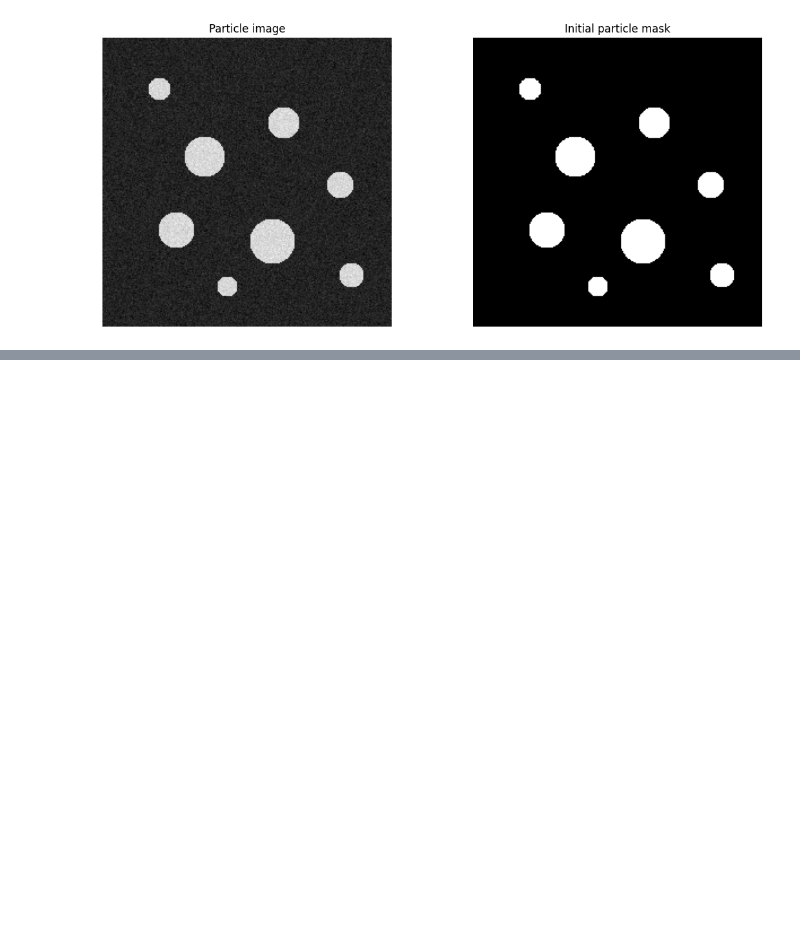
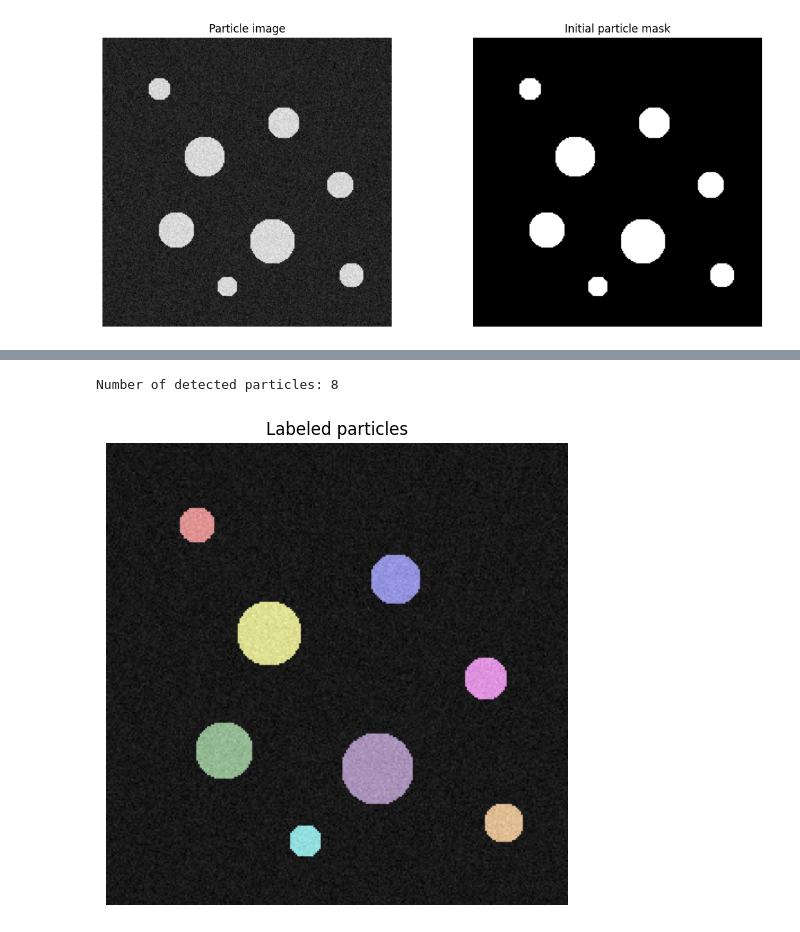
Before and after one commit to peterzm/ai-imaging-portfolio, a Jupyter notebook: 04_segmentation/notebooks/06_porosity_particle_analysis.ipynb, the cells around one changed output, grey strips where cells are left out. Drawn from its saved outputs; the diff is of its cells as text; code cells hidden in the pictures; blank space fills up the shorter version.

```diff
--- a/04_segmentation/notebooks/06_porosity_particle_analysis.ipynb
+++ b/04_segmentation/notebooks/06_porosity_particle_analysis.ipynb
@@ -304,0 +317,14 @@ Otsu threshold for particles: 77.00
+# %%
+labels_particles = measure.label(particles_mask_clean, connectivity=2)
+
+print(f"Number of detected particles: {labels_particles.max()}")
+
+show_image(
+    color.label2rgb(labels_particles, image=image_particles, bg_label=0),
+    "Labeled particles",
+    cmap=None,
+    save_path="../figures/figures_porosity_particle_analysis/10_labeled_particles.png"
+)
+# %% [output]
+Number of detected particles: 8
+[figure, added]
```
Also changed, not shown: parts of 4 cells of this notebook, 4 other files.
